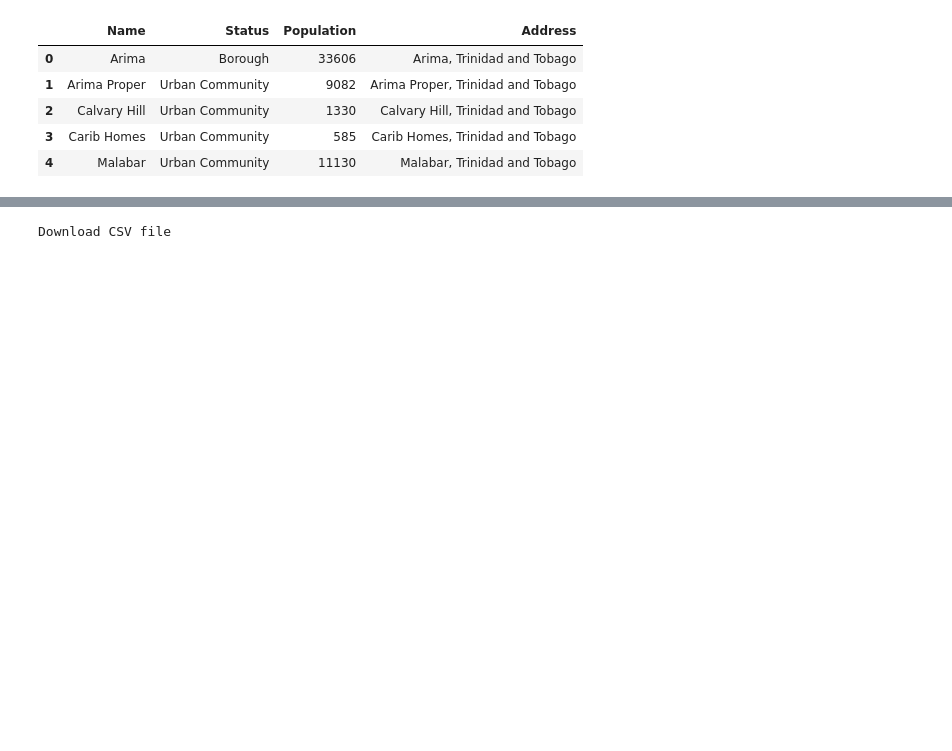
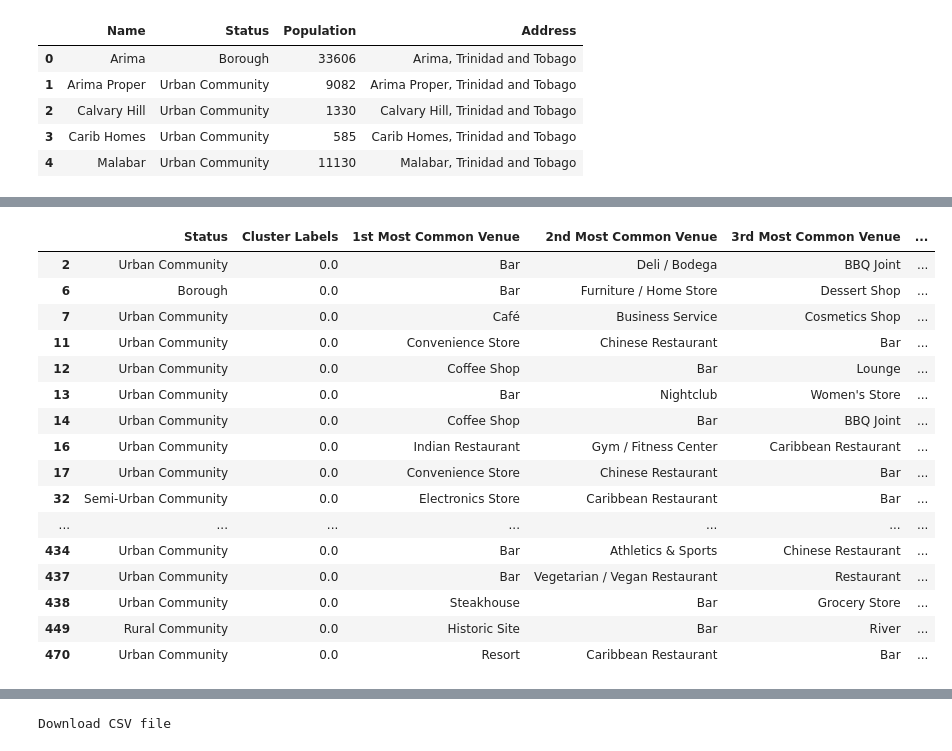
Before and after one commit to ssankar-23/Coursera_Capstone, a Jupyter notebook: Battle of the Neighborhoods.ipynb, the cells around one changed output, grey strips where cells are left out. Saved outputs shown, nothing was run; the diff lists cells and outputs as text; code cells hidden in the pictures; blank space fills up the shorter version.

```diff
--- a/Battle of the Neighborhoods.ipynb
+++ b/Battle of the Neighborhoods.ipynb
@@ -106,6 +102,8 @@ df.head()
 | 3 | Carib Homes | Urban Community | 585 | Carib Homes, Trinidad and Tobago |
 | 4 | Malabar | Urban Community | 11130 | Malabar, Trinidad and Tobago |
 # %%
+from geopy.extra.rate_limiter import RateLimiter
+locator = Nominatim(user_agent='myGeocoder')
 # 1 - conveneint function to delay between geocoding calls
 geocode = RateLimiter(locator.geocode, min_delay_seconds=1)
 # 2- - create location column
@@ -147,0 +394,6 @@ df.shape
+# %%
+def return_most_common_venues(row, num_top_venues):
+    row_categories = row.iloc[1:]
+    row_categories_sorted = row_categories.sort_values(ascending=False)
+
+    return row_categories_sorted.index.values[0:num_top_venues]
@@ -147,0 +443,10 @@ df.shape
+# %%
+# add clustering labels
+#tt_venues_sorted.insert(0, 'Cluster Labels', kmeans.labels_)
+
+tt_merged = df
+
+# merge toronto_grouped with toronto_data to add latitude/longitude for each neighborhood
+tt_merged = tt_merged.join(tt_venues_sorted.set_index('Neighborhood'), on='Name')
+
+tt_merged.head() # check the last columns!
@@ -147,0 +460,25 @@ df.shape
+# %%
+tt_merged.dropna(inplace=True)
+# create map
+map_clusters = folium.Map(location=[tt_latitude, tt_longitude], zoom_start=11)
+
+# set color scheme for the clusters
+x = np.arange(kclusters)
+ys = [i + x + (i*x)**2 for i in range(kclusters)]
+colors_array = cm.rainbow(np.linspace(0, 1, len(ys)))
+rainbow = [colors.rgb2hex(i) for i in colors_array]
+
+# add markers to the map
+markers_colors = []
+for lat, lon, poi, cluster in zip(tt_merged['latitude'], tt_merged['longitude'], tt_merged['Name'], tt_merged['Cluster Labels']):
+    label = folium.Popup(str(poi) + ' Cluster ' + str(cluster), parse_html=True)
+    folium.CircleMarker(
+        [lat, lon],
+        radius=5,
+        popup=label,
+        color=rainbow[int(cluster)-1],
+        fill=True,
+        fill_color=rainbow[int(cluster)-1],
+        fill_opacity=0.7).add_to(map_clusters)
+
+map_clusters
@@ -147,0 +487,20 @@ df.shape
+# %%
+tt_merged.loc[tt_merged['Cluster Labels'] == 0, tt_merged.columns[[1] + list(range(5, tt_merged.shape[1]))]]
+# %% [output]
+|  | Status | Cluster Labels | 1st Most Common Venue | 2nd Most Common Venue | 3rd Most Common Venue | ... |
+| 2 | Urban Community | 0.0 | Bar | Deli / Bodega | BBQ Joint | ... |
+| 6 | Borough | 0.0 | Bar | Furniture / Home Store | Dessert Shop | ... |
+| 7 | Urban Community | 0.0 | Café | Business Service | Cosmetics Shop | ... |
+| 11 | Urban Community | 0.0 | Convenience Store | Chinese Restaurant | Bar | ... |
+| 12 | Urban Community | 0.0 | Coffee Shop | Bar | Lounge | ... |
+| 13 | Urban Community | 0.0 | Bar | Nightclub | Women's Store | ... |
+| 14 | Urban Community | 0.0 | Coffee Shop | Bar | BBQ Joint | ... |
+| 16 | Urban Community | 0.0 | Indian Restaurant | Gym / Fitness Center | Caribbean Restaurant | ... |
+| 17 | Urban Community | 0.0 | Convenience Store | Chinese Restaurant | Bar | ... |
+| 32 | Semi-Urban Community | 0.0 | Electronics Store | Caribbean Restaurant | Bar | ... |
+| ... | ... | ... | ... | ... | ... | ... |
+| 434 | Urban Community | 0.0 | Bar | Athletics & Sports | Chinese Restaurant | ... |
+| 437 | Urban Community | 0.0 | Bar | Vegetarian / Vegan Restaurant | Restaurant | ... |
+| 438 | Urban Community | 0.0 | Steakhouse | Bar | Grocery Store | ... |
+| 449 | Rural Community | 0.0 | Historic Site | Bar | River | ... |
+| 470 | Urban Community | 0.0 | Resort | Caribbean Restaurant | Bar | ... |
```
Also changed, not shown: parts of 36 cells of this notebook.
